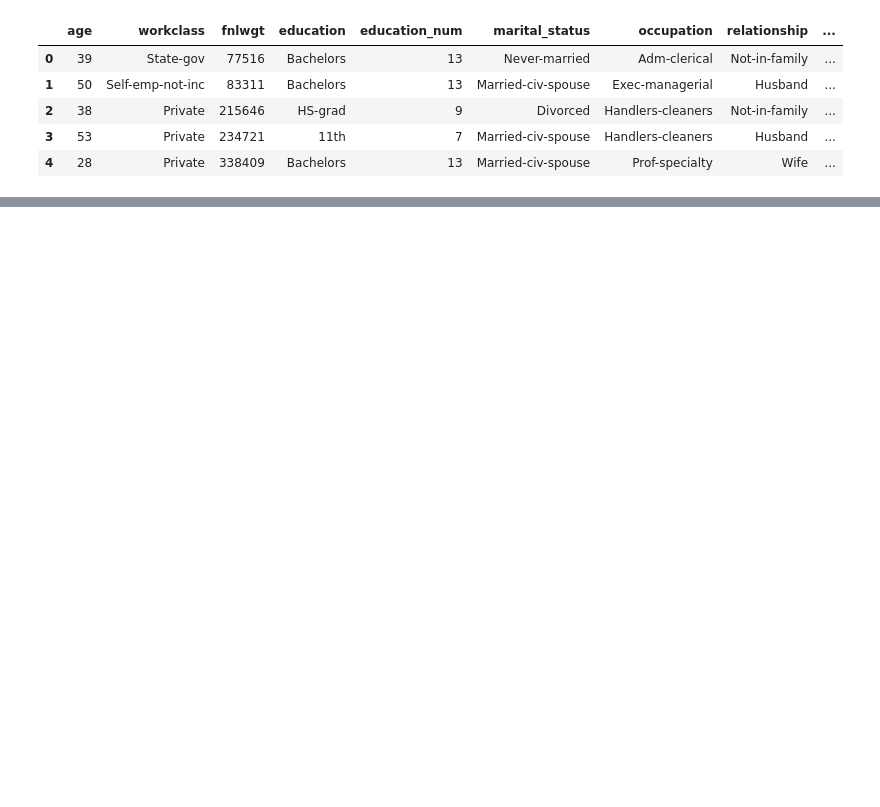
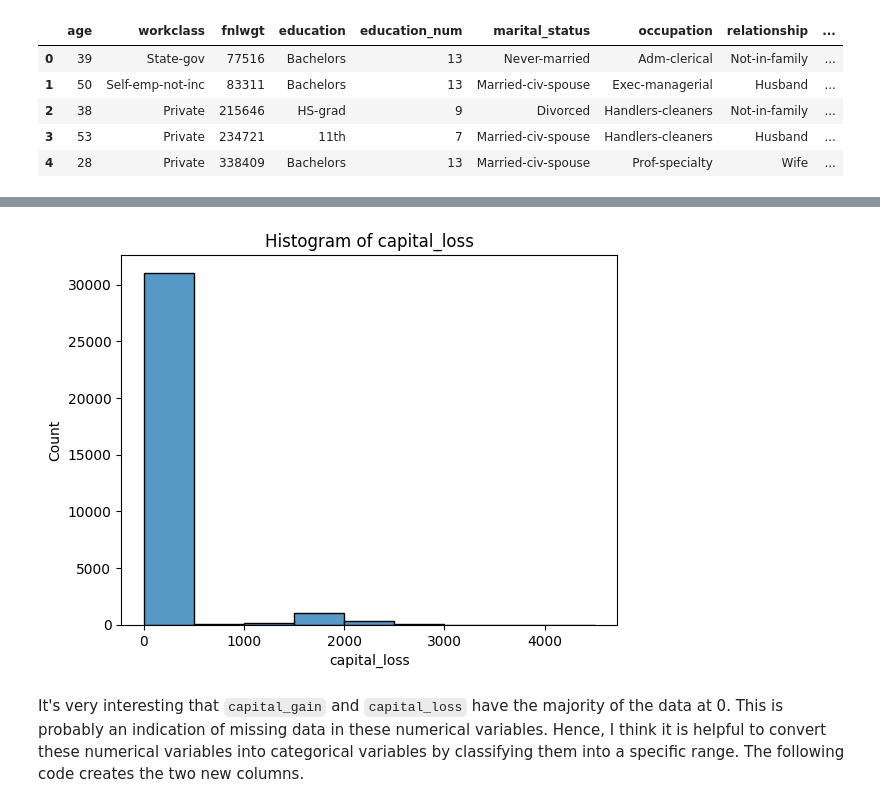
Before and after one commit to BullDF/JSC270_HW2_2022_YMENG, a Jupyter notebook: Assignment2_YMENG.ipynb, the cells around one changed output, grey strips where cells are left out. Cells and saved outputs as stored; diff of their text form; code cells hidden in the pictures; blank space fills up the shorter version.

```diff
--- a/Assignment2_YMENG.ipynb
+++ b/Assignment2_YMENG.ipynb
@@ -31,0 +120,8 @@ income94.head()
+# %%
+sns.histplot(income94, x='capital_loss', binwidth=500)
+plt.title('Histogram of capital_loss')
+plt.show()
+# %% [output]
+[figure, added]
+# %% [markdown]
+It's very interesting that `capital_gain` and `capital_loss` have the majority of the data at 0. This is probably an indication of missing data in these numerical variables. Hence, I think it is helpful to convert these numerical variables into categorical variables by classifying them into a specific range. The following code creates the two new columns.
```
Also changed, not shown: parts of 34 cells of this notebook.
